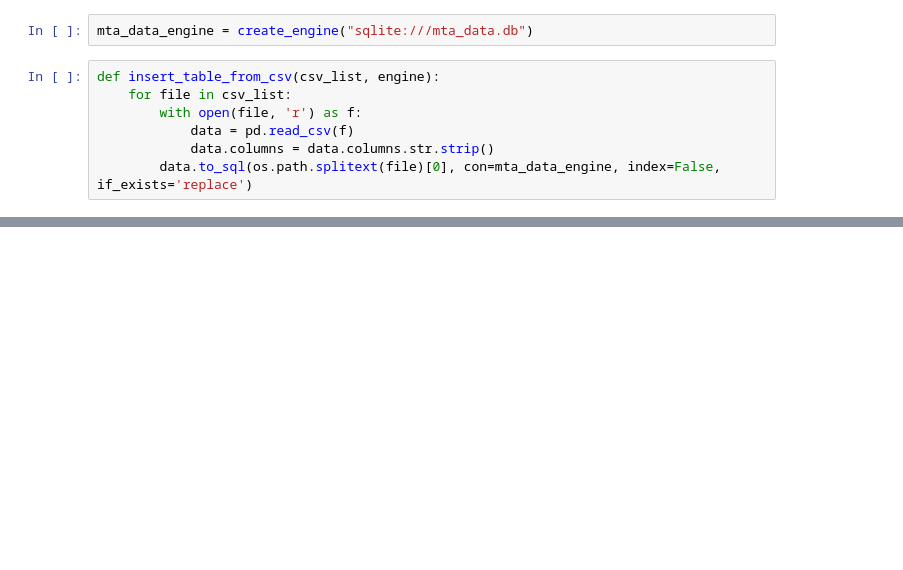
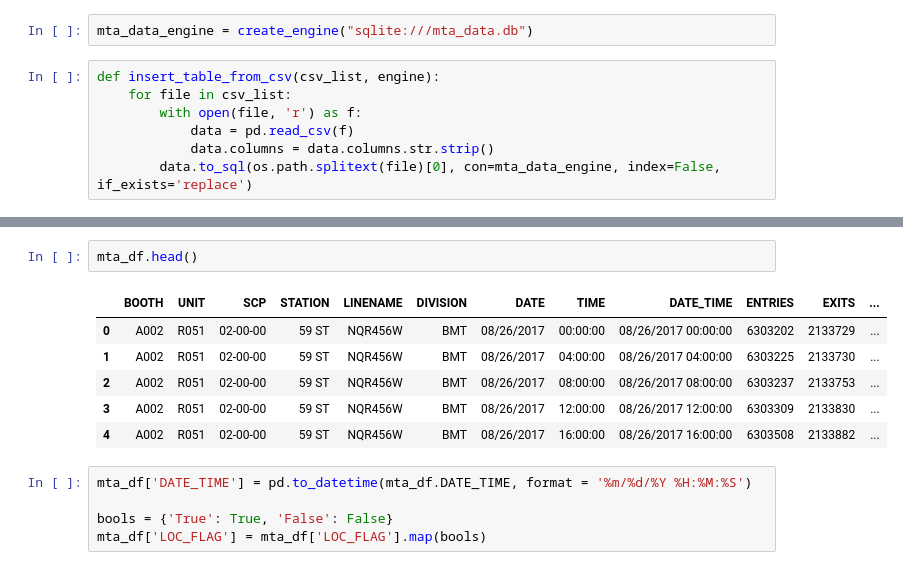
Before and after one commit to hmlewis-astro/mta_analysis, a Jupyter notebook: mta_heat.ipynb, the cells around one changed output, grey strips where cells are left out. Saved outputs shown, nothing was run; the diff lists cells and outputs as text; blank space fills up the shorter version.

```diff
--- a/mta_heat.ipynb
+++ b/mta_heat.ipynb
@@ -107,0 +82,14 @@ mta_df
+# %%
+mta_df.head()
+# %% [output]
+|  | BOOTH | UNIT | SCP | STATION | LINENAME | DIVISION | DATE | TIME | DATE_TIME | ENTRIES | EXITS | ... |
+| 0 | A002 | R051 | 02-00-00 | 59 ST | NQR456W | BMT | 08/26/2017 | 00:00:00 | 08/26/2017 00:00:00 | 6303202 | 2133729 | ... |
+| 1 | A002 | R051 | 02-00-00 | 59 ST | NQR456W | BMT | 08/26/2017 | 04:00:00 | 08/26/2017 04:00:00 | 6303225 | 2133730 | ... |
+| 2 | A002 | R051 | 02-00-00 | 59 ST | NQR456W | BMT | 08/26/2017 | 08:00:00 | 08/26/2017 08:00:00 | 6303237 | 2133753 | ... |
+| 3 | A002 | R051 | 02-00-00 | 59 ST | NQR456W | BMT | 08/26/2017 | 12:00:00 | 08/26/2017 12:00:00 | 6303309 | 2133830 | ... |
+| 4 | A002 | R051 | 02-00-00 | 59 ST | NQR456W | BMT | 08/26/2017 | 16:00:00 | 08/26/2017 16:00:00 | 6303508 | 2133882 | ... |
+# %%
+mta_df['DATE_TIME'] = pd.to_datetime(mta_df.DATE_TIME, format = '%m/%d/%Y %H:%M:%S')
+
+bools = {'True': True, 'False': False}
+mta_df['LOC_FLAG'] = mta_df['LOC_FLAG'].map(bools)
```
Also changed, not shown: parts of 21 cells of this notebook, 7 other files.
